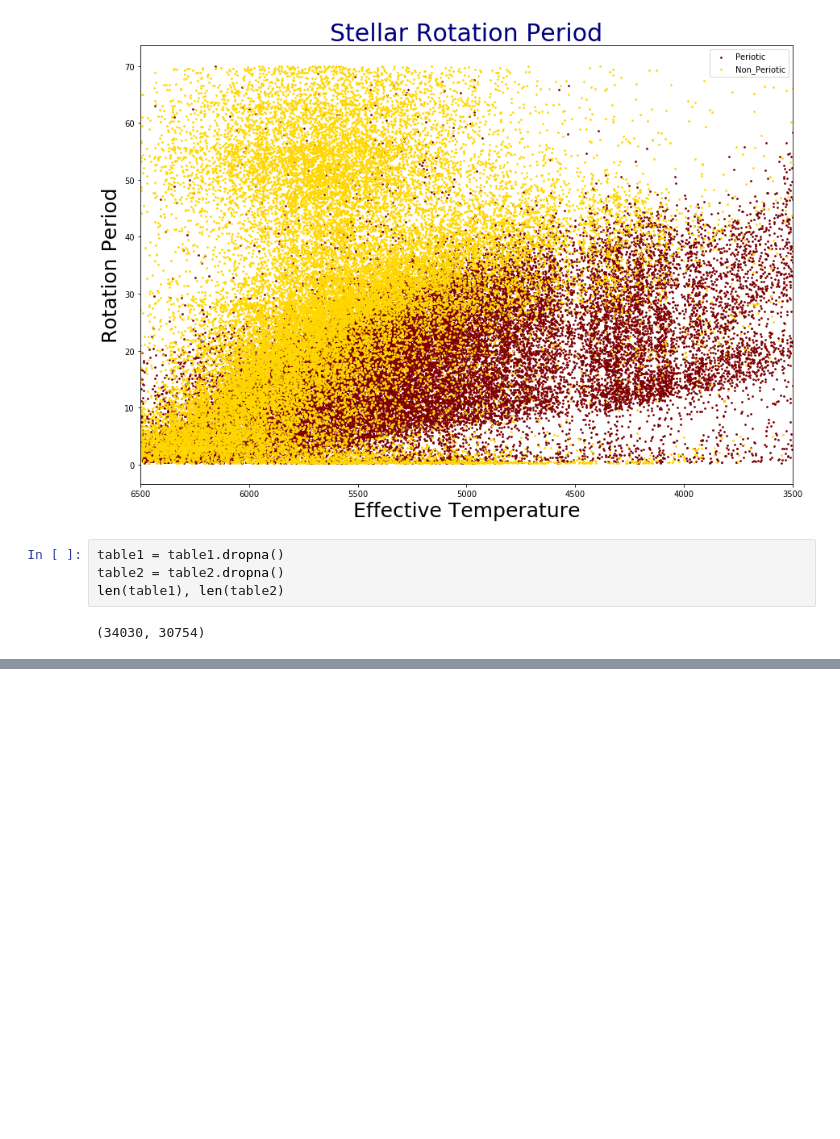
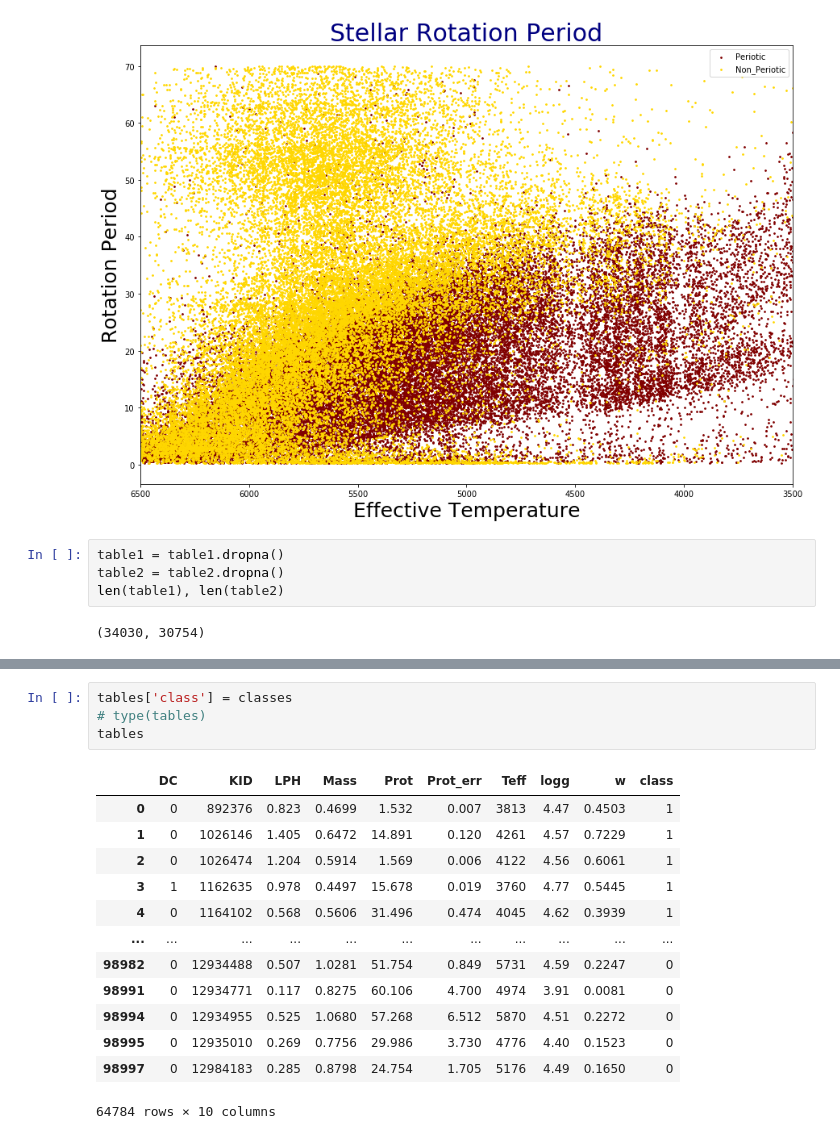
Before and after one commit to sainyrodriguez1/STELLAR_interns, a Jupyter notebook: INTERN_CODE/Sainy/MQ_Data.ipynb, the cells around one changed output, grey strips where cells are left out. Drawn from its saved outputs; the diff is of its cells as text; blank space fills up the shorter version.

```diff
--- a/INTERN_CODE/Sainy/MQ_Data.ipynb
+++ b/INTERN_CODE/Sainy/MQ_Data.ipynb
@@ -79,0 +105,18 @@ array([1, 1, 1, ..., 0, 0, 0])
+# %%
+tables['class'] = classes
+# type(tables)
+tables
+# %% [output]
+|  | DC | KID | LPH | Mass | Prot | Prot_err | Teff | logg | w | class |
+| 0 | 0 | 892376 | 0.823 | 0.4699 | 1.532 | 0.007 | 3813 | 4.47 | 0.4503 | 1 |
+| 1 | 0 | 1026146 | 1.405 | 0.6472 | 14.891 | 0.120 | 4261 | 4.57 | 0.7229 | 1 |
+| 2 | 0 | 1026474 | 1.204 | 0.5914 | 1.569 | 0.006 | 4122 | 4.56 | 0.6061 | 1 |
+| 3 | 1 | 1162635 | 0.978 | 0.4497 | 15.678 | 0.019 | 3760 | 4.77 | 0.5445 | 1 |
+| 4 | 0 | 1164102 | 0.568 | 0.5606 | 31.496 | 0.474 | 4045 | 4.62 | 0.3939 | 1 |
+| ... | ... | ... | ... | ... | ... | ... | ... | ... | ... | ... |
+| 98982 | 0 | 12934488 | 0.507 | 1.0281 | 51.754 | 0.849 | 5731 | 4.59 | 0.2247 | 0 |
+| 98991 | 0 | 12934771 | 0.117 | 0.8275 | 60.106 | 4.700 | 4974 | 3.91 | 0.0081 | 0 |
+| 98994 | 0 | 12934955 | 0.525 | 1.0680 | 57.268 | 6.512 | 5870 | 4.51 | 0.2272 | 0 |
+| 98995 | 0 | 12935010 | 0.269 | 0.7756 | 29.986 | 3.730 | 4776 | 4.40 | 0.1523 | 0 |
+| 98997 | 0 | 12984183 | 0.285 | 0.8798 | 24.754 | 1.705 | 5176 | 4.49 | 0.1650 | 0 |
+64784 rows × 10 columns
```
Also changed, not shown: parts of 14 cells of this notebook.
